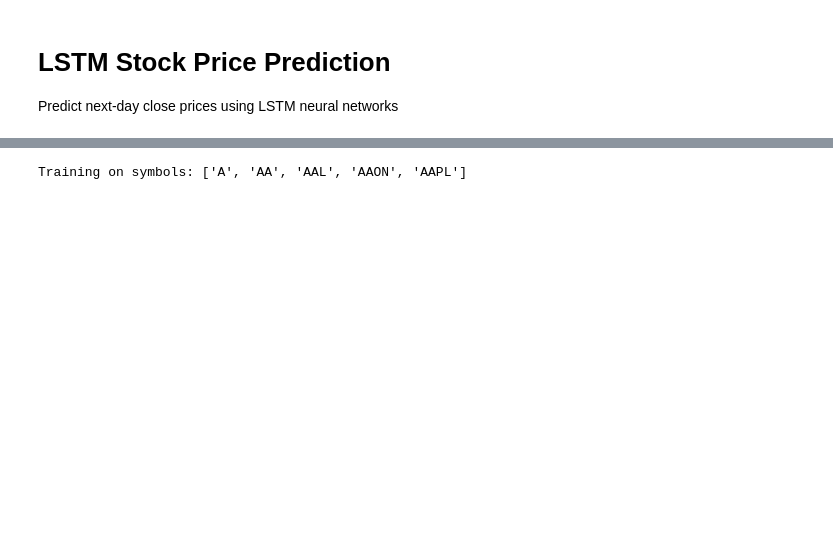
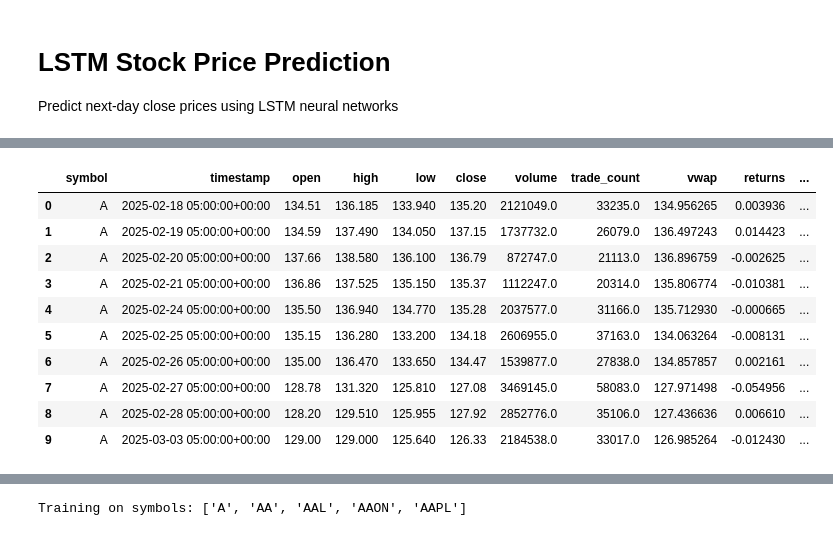
Before and after one commit to Jeff-VA/stock_market_preds_v1, a Jupyter notebook: 3_lstm_stock_prediction.ipynb, the cells around one changed output, grey strips where cells are left out. Saved outputs shown, nothing was run; the diff lists cells and outputs as text; code cells hidden in the pictures; blank space fills up the shorter version.

```diff
--- a/3_lstm_stock_prediction.ipynb
+++ b/3_lstm_stock_prediction.ipynb
@@ -27,0 +29,77 @@ Shape: (250167, 10), Symbols: 1008
+# %%
+# Cell 3: Feature Engineering - Multi-Scale Technical Indicators
+def add_technical_indicators(group):
+    """Add multi-scale technical indicators for pattern recognition"""
+    g = group.copy()
+
+    # Price structure (normalized)
+    g['price_range'] = (g['high'] - g['low']) / g['close']
+    g['body_size'] = abs(g['close'] - g['open']) / g['close']  # Candle body
+    g['upper_shadow'] = (g['high'] - g[['open', 'close']].max(axis=1)) / g['close']
+    g['lower_shadow'] = (g[['open', 'close']].min(axis=1) - g['low']) / g['close']
+
+    # Multi-scale Moving Averages (% distance from price)
+    for period in [5, 10, 20, 50]:
+        g[f'sma_{period}'] = g['close'].rolling(period).mean() / g['close'] - 1
+
+    # Multi-scale EMAs
+    for period in [8, 13, 21, 34]:  # Fibonacci-like
+        g[f'ema_{period}'] = g['close'].ewm(span=period, adjust=False).mean() / g['close'] - 1
+
+    # Multi-scale RSI
+    for period in [7, 14, 21]:
+        delta = g['close'].diff()
+        gain = delta.clip(lower=0).rolling(period).mean()
+        loss = (-delta.clip(upper=0)).rolling(period).mean()
+        g[f'rsi_{period}'] = 100 - (100 / (1 + gain / (loss + 1e-10)))
+
+    # MACD with signal line
+    ema12 = g['close'].ewm(span=12, adjust=False).mean()
+    ema26 = g['close'].ewm(span=26, adjust=False).mean()
+    macd_line = ema12 - ema26
+    g['macd'] = macd_line / g['close']
+    g['macd_signal'] = macd_line.ewm(span=9, adjust=False).mean() / g['close']
+    g['macd_hist'] = (macd_line - macd_line.ewm(span=9, adjust=False).mean()) / g['close']
+
+    # Bollinger Bands (multiple)
+    for period in [10, 20]:
+        sma = g['close'].rolling(period).mean()
+        std = g['close'].rolling(period).std()
+        g[f'bb_pos_{period}'] = (g['close'] - sma) / (2 * std + 1e-10)
+        g[f'bb_width_{period}'] = (4 * std) / g['close']  # Band width = volatility
+
+    # Multi-scale volatility (ATR)
+    for period in [7, 14, 21]:
+        g[f'atr_{period}'] = g['price_range'].rolling(period).mean()
+
+    # Volume patterns
+    g['volume_sma_10'] = g['volume'].rolling(10).mean() / (g['volume'] + 1e-10) - 1
+    g['volume_sma_20'] = g['volume'].rolling(20).mean() / (g['volume'] + 1e-10) - 1
+    g['vwap_diff'] = (g['vwap'] - g['close']) / g['close']
+
+    # Price momentum (rate of change) - multi-scale
+    for period in [5, 10, 20]:
+        g[f'roc_{period}'] = g['close'].pct_change(period)
+
+    # Mean reversion signal
+    g['close_zscore'] = (g['close'] - g['close'].rolling(20).mean()) / (g['close'].rolling(20).std() + 1e-10)
+
+    # Drop warmup rows (need 50 days for longest indicator)
+    return g.iloc[50:]
+
+# Apply per-symbol
+print("Adding multi-scale technical indicators...")
+df_list = []
+for symbol in df['symbol'].unique():
+    sym_df = df[df['symbol'] == symbol].copy()
+    sym_df = add_technical_indicators(sym_df)
+    df_list.append(sym_df)
+
+df = pd.concat(df_list, ignore_index=True)
+print(f"NaN counts:\n{df.isna().sum()[df.isna().sum() > 0]}")
+df = df.dropna().reset_index(drop=True)
+
+print(f"\nAfter feature engineering: {df.shape}, Symbols: {df['symbol'].nunique()}")
+print(f"Features created: {len([c for c in df.columns if c not in ['symbol', 'timestamp', 'open', 'high', 'low', 'close', 'volume', 'vwap', 'trade_count', 'returns', 'log_returns', 'gap']])}")
+df.head()
+# %% [output]
@@ -27,0 +111,11 @@ Shape: (250167, 10), Symbols: 1008
+|  | symbol | timestamp | open | high | low | close | volume | trade_count | vwap | returns | ... |
+| 0 | A | 2025-02-18 05:00:00+00:00 | 134.51 | 136.185 | 133.940 | 135.20 | 2121049.0 | 33235.0 | 134.956265 | 0.003936 | ... |
+| 1 | A | 2025-02-19 05:00:00+00:00 | 134.59 | 137.490 | 134.050 | 137.15 | 1737732.0 | 26079.0 | 136.497243 | 0.014423 | ... |
+| 2 | A | 2025-02-20 05:00:00+00:00 | 137.66 | 138.580 | 136.100 | 136.79 | 872747.0 | 21113.0 | 136.896759 | -0.002625 | ... |
+| 3 | A | 2025-02-21 05:00:00+00:00 | 136.86 | 137.525 | 135.150 | 135.37 | 1112247.0 | 20314.0 | 135.806774 | -0.010381 | ... |
+| 4 | A | 2025-02-24 05:00:00+00:00 | 135.50 | 136.940 | 134.770 | 135.28 | 2037577.0 | 31166.0 | 135.712930 | -0.000665 | ... |
+| 5 | A | 2025-02-25 05:00:00+00:00 | 135.15 | 136.280 | 133.200 | 134.18 | 2606955.0 | 37163.0 | 134.063264 | -0.008131 | ... |
+| 6 | A | 2025-02-26 05:00:00+00:00 | 135.00 | 136.470 | 133.650 | 134.47 | 1539877.0 | 27838.0 | 134.857857 | 0.002161 | ... |
+| 7 | A | 2025-02-27 05:00:00+00:00 | 128.78 | 131.320 | 125.810 | 127.08 | 3469145.0 | 58083.0 | 127.971498 | -0.054956 | ... |
+| 8 | A | 2025-02-28 05:00:00+00:00 | 128.20 | 129.510 | 125.955 | 127.92 | 2852776.0 | 35106.0 | 127.436636 | 0.006610 | ... |
+| 9 | A | 2025-03-03 05:00:00+00:00 | 129.00 | 129.000 | 125.640 | 126.33 | 2184538.0 | 33017.0 | 126.985264 | -0.012430 | ... |
```
Also changed, not shown: parts of 12 cells of this notebook.
